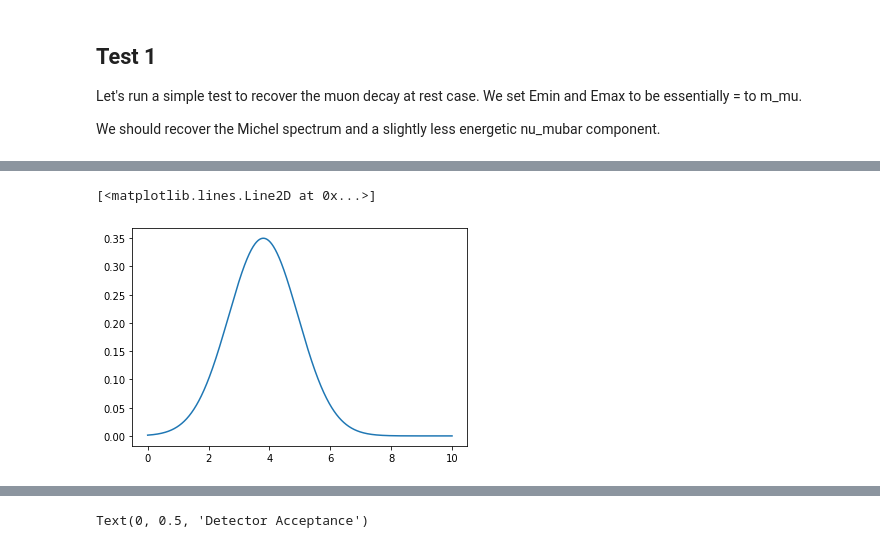
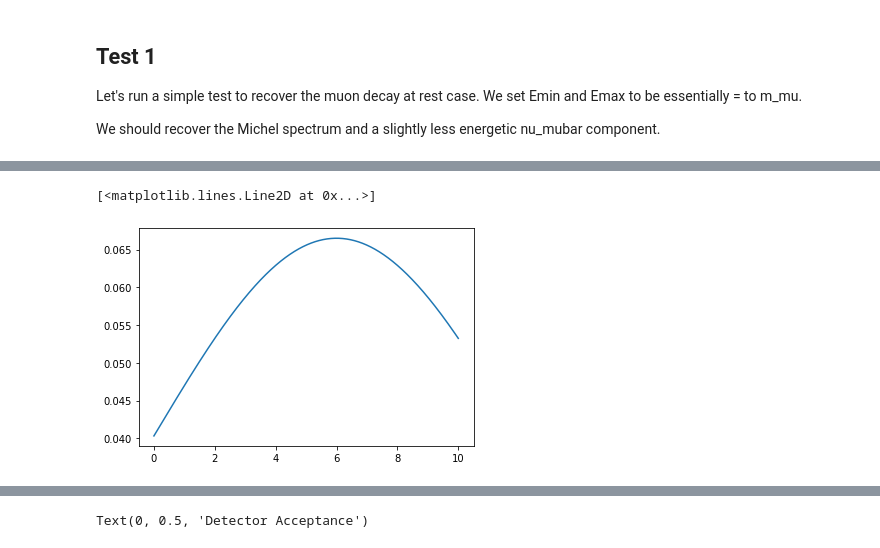
Before and after one commit to mhostert/BIN_MC, a Jupyter notebook: LBL_example_flux.ipynb, the cells around one changed output, grey strips where cells are left out. Drawn from its saved outputs; the diff is of its cells as text; code cells hidden in the pictures.

```diff
--- a/LBL_example_flux.ipynb
+++ b/LBL_example_flux.ipynb
@@ -46,13 +43,13 @@ Detector acceptance: 5.873667288314664e-05  for nue, and 4.8838836075566936e-05
 # %%
 pmin = 0
 pmax = 10
-mu = 3.8
-sigma = 0.3 *mu
+mu = 6
+sigma = 1 *mu
 x = np.linspace(pmin, pmax, 1000)
 plt.plot(x, 1 / (sigma * np.sqrt(2*np.pi)) *np.exp(-1/2 * (x-mu)**2 / sigma**2))
 # %% [output]
 [<matplotlib.lines.Line2D at 0x...>]
-[figure, old version]
+[figure, new version]
 # %%
 Emu = np.linspace(0, 10, 20)
 spreads = np.linspace(0,1, 5)
```
Also changed, not shown: parts of 3 cells of this notebook, 6 other files.
